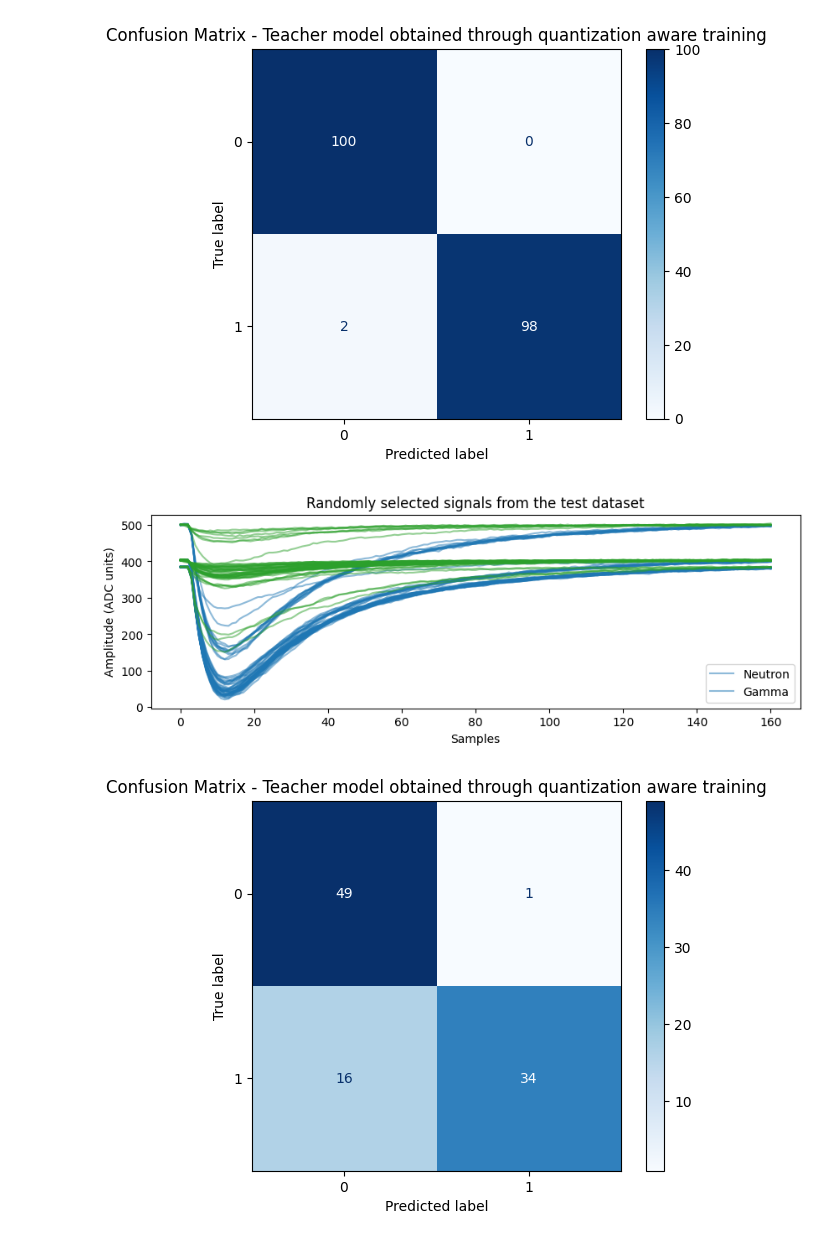
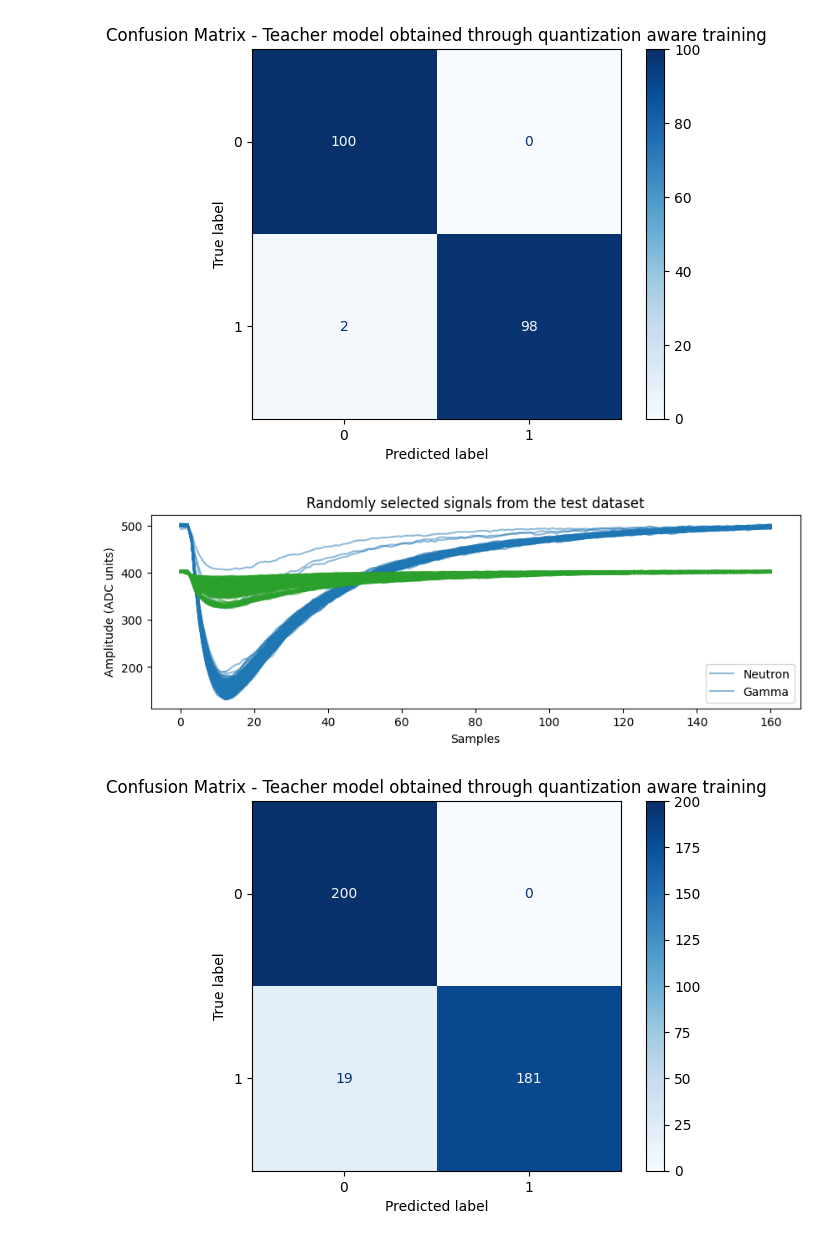
Before and after one commit to fabioc9675/FPGA_ml4hls_prj, a Jupyter notebook: PythonModel/Scripts/ml_inference.ipynb, the cells around one changed output. Cells and saved outputs as stored; diff of their text form; code cells hidden in the pictures.

```diff
--- a/PythonModel/Scripts/ml_inference.ipynb
+++ b/PythonModel/Scripts/ml_inference.ipynb
@@ -206,9 +206,9 @@ specte = []
 
 plt.figure(figsize=(10,3))
 
-for i in range(0,50):
+for i in range(0,200):
 
-    index = int(np.random.rand()*2*len(Xn_signals)*i%len(Xn_signals))
+    index = i #int(np.random.rand()*2*len(Xn_signals)*i%len(Xn_signals))
 
     signal = Xn_signals.iloc[index].values.tolist()      # Señal como array
     specte.append(yn_labels.iloc[index])
@@ -225,36 +225,36 @@ for i in range(0,50):
     elif result == 5:
         predic.append(0)
     else:
         predic.append(2)
 
-for i in range(0,50):
+for i in range(0,200):
 
-    index = int(np.random.rand()*2*len(Xg_signals)*i%len(Xg_signals))
+    index = i # int(np.random.rand()*2*len(Xg_signals)*i%len(Xg_signals))
 
     signal = Xg_signals.iloc[index].values.tolist()      # Señal como array
     specte.append(yg_labels.iloc[index])
 
     plt.plot(Xg_signals.iloc[index].values.tolist(), color='tab:green', alpha=0.5, label='Gamma')
 
     pynq.write_fifo(length=len(signal), Txdata=signal)[0] # <--- This is the signal variable that will be sent
     pynq.write_reg(reg=2, data=1)
     pynq.write_reg(reg=2, data=0)
 
     result = pynq.read_reg(reg=CB_INFERENCE_REG)[1][0]
     if result == 3:
         predic.append(1)
     elif result == 5:
         predic.append(0)
     else:
         predic.append(2)
 
 plt.title('Randomly selected signals from the test dataset')
 plt.legend(['Neutron', 'Gamma'])
 plt.xlabel('Samples')
 plt.ylabel('Amplitude (ADC units)')
 plt.show()
 # %% [output]
-[figure, old version]
+[figure, new version]
 # %%
 cm = confusion_matrix(specte, predic)
 disp = ConfusionMatrixDisplay(confusion_matrix=cm)
@@ -262,4 +262,4 @@ disp.plot(cmap="Blues")
 plt.title('Confusion Matrix - Teacher model obtained through quantization aware training')
 plt.show()
 # %% [output]
-[figure, old version]
+[figure, new version]
```
Also changed, not shown: parts of 4 cells of this notebook, 1 other file.
